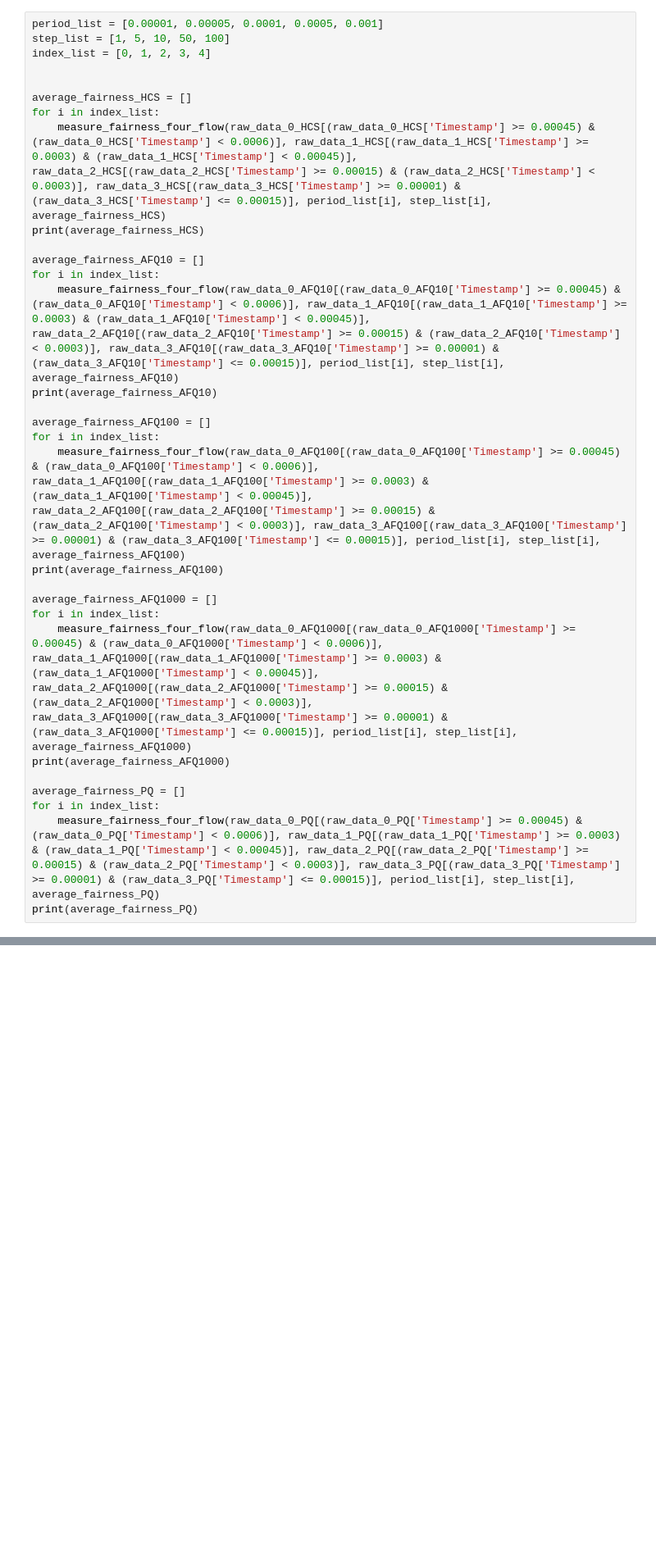
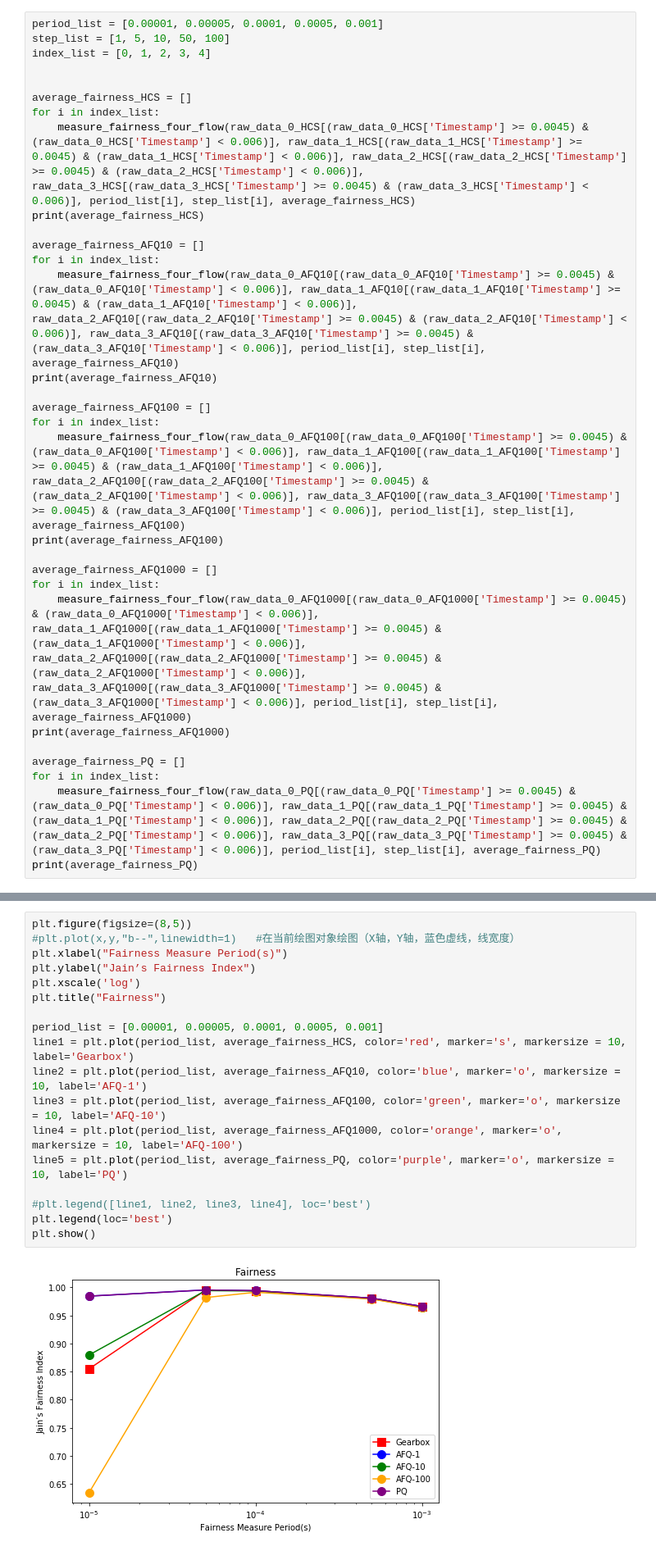
Before and after one commit to Peixuan670/HyLine, a Jupyter notebook: singlenode_bottleneck/notebook/Plot_JFI_improved.ipynb, the cells around one changed output, grey strips where cells are left out. Shown at 82% size. Drawn from its saved outputs; the diff is of its cells as text; blank space fills up the shorter version.

```diff
--- a/singlenode_bottleneck/notebook/Plot_JFI_improved.ipynb
+++ b/singlenode_bottleneck/notebook/Plot_JFI_improved.ipynb
@@ -595,27 +624,27 @@ index_list = [0, 1, 2, 3, 4]
 
 average_fairness_HCS = []
 for i in index_list:
-    measure_fairness_four_flow(raw_data_0_HCS[(raw_data_0_HCS['Timestamp'] >= 0.00045) & (raw_data_0_HCS['Timestamp'] < 0.0006)], raw_data_1_HCS[(raw_data_1_HCS['Timestamp'] >= 0.0003) & (raw_data_1_HCS['Timestamp'] < 0.00045)], raw_data_2_HCS[(raw_data_2_HCS['Timestamp'] >= 0.00015) & (raw_data_2_HCS['Timestamp'] < 0.0003)], raw_data_3_HCS[(raw_data_3_HCS['Timestamp'] >= 0.00001) & (raw_data_3_HCS['Timestamp'] <= 0.00015)], period_list[i], step_list[i], average_fairness_HCS)
+    measure_fairness_four_flow(raw_data_0_HCS[(raw_data_0_HCS['Timestamp'] >= 0.0045) & (raw_data_0_HCS['Timestamp'] < 0.006)], raw_data_1_HCS[(raw_data_1_HCS['Timestamp'] >= 0.0045) & (raw_data_1_HCS['Timestamp'] < 0.006)], raw_data_2_HCS[(raw_data_2_HCS['Timestamp'] >= 0.0045) & (raw_data_2_HCS['Timestamp'] < 0.006)], raw_data_3_HCS[(raw_data_3_HCS['Timestamp'] >= 0.0045) & (raw_data_3_HCS['Timestamp'] < 0.006)], period_list[i], step_list[i], average_fairness_HCS)
 print(average_fairness_HCS)
 
 average_fairness_AFQ10 = []
 for i in index_list:
-    measure_fairness_four_flow(raw_data_0_AFQ10[(raw_data_0_AFQ10['Timestamp'] >= 0.00045) & (raw_data_0_AFQ10['Timestamp'] < 0.0006)], raw_data_1_AFQ10[(raw_data_1_AFQ10['Timestamp'] >= 0.0003) & (raw_data_1_AFQ10['Timestamp'] < 0.00045)], raw_data_2_AFQ10[(raw_data_2_AFQ10['Timestamp'] >= 0.00015) & (raw_data_2_AFQ10['Timestamp'] < 0.0003)], raw_data_3_AFQ10[(raw_data_3_AFQ10['Timestamp'] >= 0.00001) & (raw_data_3_AFQ10['Timestamp'] <= 0.00015)], period_list[i], step_list[i], average_fairness_AFQ10)
+    measure_fairness_four_flow(raw_data_0_AFQ10[(raw_data_0_AFQ10['Timestamp'] >= 0.0045) & (raw_data_0_AFQ10['Timestamp'] < 0.006)], raw_data_1_AFQ10[(raw_data_1_AFQ10['Timestamp'] >= 0.0045) & (raw_data_1_AFQ10['Timestamp'] < 0.006)], raw_data_2_AFQ10[(raw_data_2_AFQ10['Timestamp'] >= 0.0045) & (raw_data_2_AFQ10['Timestamp'] < 0.006)], raw_data_3_AFQ10[(raw_data_3_AFQ10['Timestamp'] >= 0.0045) & (raw_data_3_AFQ10['Timestamp'] < 0.006)], period_list[i], step_list[i], average_fairness_AFQ10)
 print(average_fairness_AFQ10)
 
 average_fairness_AFQ100 = []
 for i in index_list:
-    measure_fairness_four_flow(raw_data_0_AFQ100[(raw_data_0_AFQ100['Timestamp'] >= 0.00045) & (raw_data_0_AFQ100['Timestamp'] < 0.0006)], raw_data_1_AFQ100[(raw_data_1_AFQ100['Timestamp'] >= 0.0003) & (raw_data_1_AFQ100['Timestamp'] < 0.00045)], raw_data_2_AFQ100[(raw_data_2_AFQ100['Timestamp'] >= 0.00015) & (raw_data_2_AFQ100['Timestamp'] < 0.0003)], raw_data_3_AFQ100[(raw_data_3_AFQ100['Timestamp'] >= 0.00001) & (raw_data_3_AFQ100['Timestamp'] <= 0.00015)], period_list[i], step_list[i], average_fairness_AFQ100)
+    measure_fairness_four_flow(raw_data_0_AFQ100[(raw_data_0_AFQ100['Timestamp'] >= 0.0045) & (raw_data_0_AFQ100['Timestamp'] < 0.006)], raw_data_1_AFQ100[(raw_data_1_AFQ100['Timestamp'] >= 0.0045) & (raw_data_1_AFQ100['Timestamp'] < 0.006)], raw_data_2_AFQ100[(raw_data_2_AFQ100['Timestamp'] >= 0.0045) & (raw_data_2_AFQ100['Timestamp'] < 0.006)], raw_data_3_AFQ100[(raw_data_3_AFQ100['Timestamp'] >= 0.0045) & (raw_data_3_AFQ100['Timestamp'] < 0.006)], period_list[i], step_list[i], average_fairness_AFQ100)
 print(average_fairness_AFQ100)
 
 average_fairness_AFQ1000 = []
 for i in index_list:
-    measure_fairness_four_flow(raw_data_0_AFQ1000[(raw_data_0_AFQ1000['Timestamp'] >= 0.00045) & (raw_data_0_AFQ1000['Timestamp'] < 0.0006)], raw_data_1_AFQ1000[(raw_data_1_AFQ1000['Timestamp'] >= 0.0003) & (raw_data_1_AFQ1000['Timestamp'] < 0.00045)], raw_data_2_AFQ1000[(raw_data_2_AFQ1000['Timestamp'] >= 0.00015) & (raw_data_2_AFQ1000['Timestamp'] < 0.0003)], raw_data_3_AFQ1000[(raw_data_3_AFQ1000['Timestamp'] >= 0.00001) & (raw_data_3_AFQ1000['Timestamp'] <= 0.00015)], period_list[i], step_list[i], average_fairness_AFQ1000)
+    measure_fairness_four_flow(raw_data_0_AFQ1000[(raw_data_0_AFQ1000['Timestamp'] >= 0.0045) & (raw_data_0_AFQ1000['Timestamp'] < 0.006)], raw_data_1_AFQ1000[(raw_data_1_AFQ1000['Timestamp'] >= 0.0045) & (raw_data_1_AFQ1000['Timestamp'] < 0.006)], raw_data_2_AFQ1000[(raw_data_2_AFQ1000['Timestamp'] >= 0.0045) & (raw_data_2_AFQ1000['Timestamp'] < 0.006)], raw_data_3_AFQ1000[(raw_data_3_AFQ1000['Timestamp'] >= 0.0045) & (raw_data_3_AFQ1000['Timestamp'] < 0.006)], period_list[i], step_list[i], average_fairness_AFQ1000)
 print(average_fairness_AFQ1000)
 
 average_fairness_PQ = []
 for i in index_list:
-    measure_fairness_four_flow(raw_data_0_PQ[(raw_data_0_PQ['Timestamp'] >= 0.00045) & (raw_data_0_PQ['Timestamp'] < 0.0006)], raw_data_1_PQ[(raw_data_1_PQ['Timestamp'] >= 0.0003) & (raw_data_1_PQ['Timestamp'] < 0.00045)], raw_data_2_PQ[(raw_data_2_PQ['Timestamp'] >= 0.00015) & (raw_data_2_PQ['Timestamp'] < 0.0003)], raw_data_3_PQ[(raw_data_3_PQ['Timestamp'] >= 0.00001) & (raw_data_3_PQ['Timestamp'] <= 0.00015)], period_list[i], step_list[i], average_fairness_PQ)
+    measure_fairness_four_flow(raw_data_0_PQ[(raw_data_0_PQ['Timestamp'] >= 0.0045) & (raw_data_0_PQ['Timestamp'] < 0.006)], raw_data_1_PQ[(raw_data_1_PQ['Timestamp'] >= 0.0045) & (raw_data_1_PQ['Timestamp'] < 0.006)], raw_data_2_PQ[(raw_data_2_PQ['Timestamp'] >= 0.0045) & (raw_data_2_PQ['Timestamp'] < 0.006)], raw_data_3_PQ[(raw_data_3_PQ['Timestamp'] >= 0.0045) & (raw_data_3_PQ['Timestamp'] < 0.006)], period_list[i], step_list[i], average_fairness_PQ)
 print(average_fairness_PQ)
 # %% [output]
 A value is trying to be set on a copy of a slice from a DataFrame.
@@ -665,0 +748,20 @@ plt.show()
+# %%
+plt.figure(figsize=(8,5))
+#plt.plot(x,y,"b--",linewidth=1)   #在当前绘图对象绘图（X轴，Y轴，蓝色虚线，线宽度）
+plt.xlabel("Fairness Measure Period(s)")
+plt.ylabel("Jain’s Fairness Index")
+plt.xscale('log')
+plt.title("Fairness")
+
+period_list = [0.00001, 0.00005, 0.0001, 0.0005, 0.001]
+line1 = plt.plot(period_list, average_fairness_HCS, color='red', marker='s', markersize = 10, label='Gearbox')
+line2 = plt.plot(period_list, average_fairness_AFQ10, color='blue', marker='o', markersize = 10, label='AFQ-1')
+line3 = plt.plot(period_list, average_fairness_AFQ100, color='green', marker='o', markersize = 10, label='AFQ-10')
+line4 = plt.plot(period_list, average_fairness_AFQ1000, color='orange', marker='o', markersize = 10, label='AFQ-100')
+line5 = plt.plot(period_list, average_fairness_PQ, color='purple', marker='o', markersize = 10, label='PQ')
+
+#plt.legend([line1, line2, line3, line4], loc='best')
+plt.legend(loc='best')
+plt.show()
+# %% [output]
+[figure, added]
```
Also changed, not shown: parts of 21 cells of this notebook.
